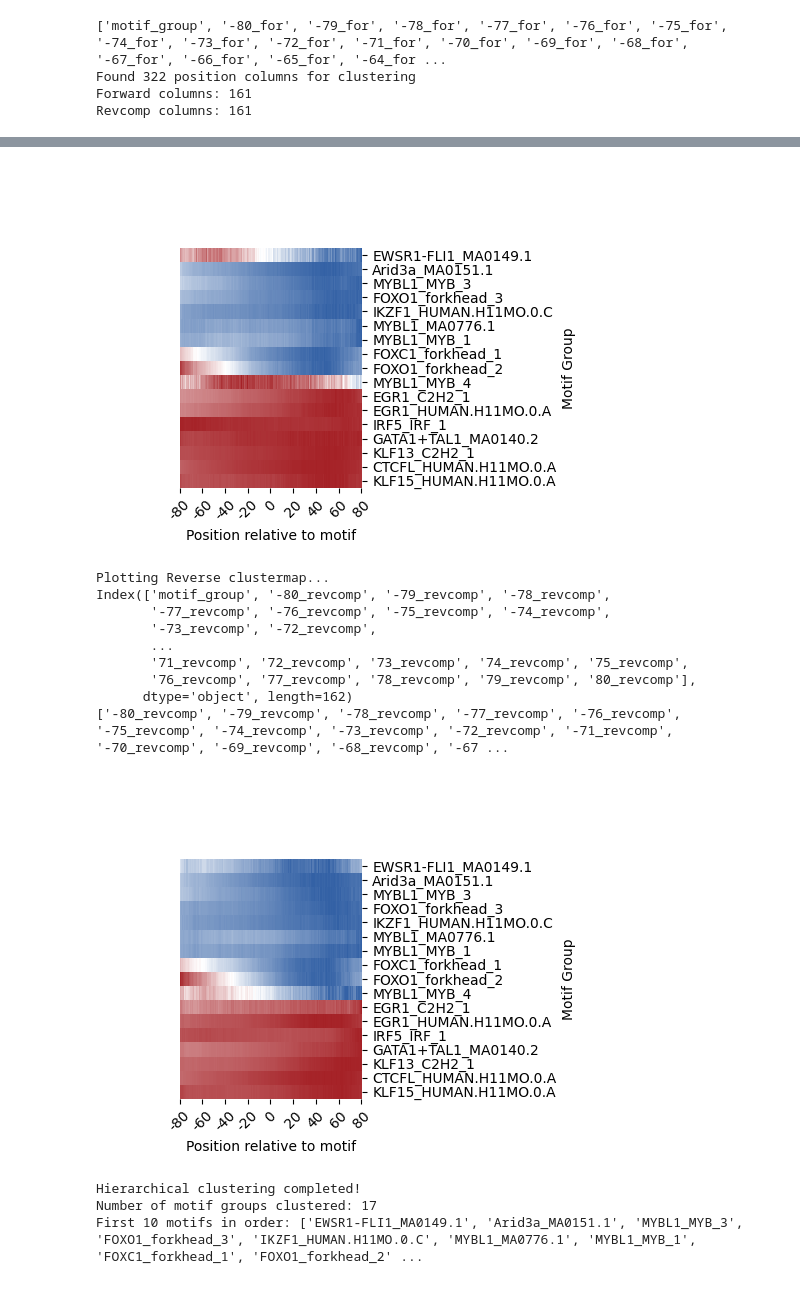
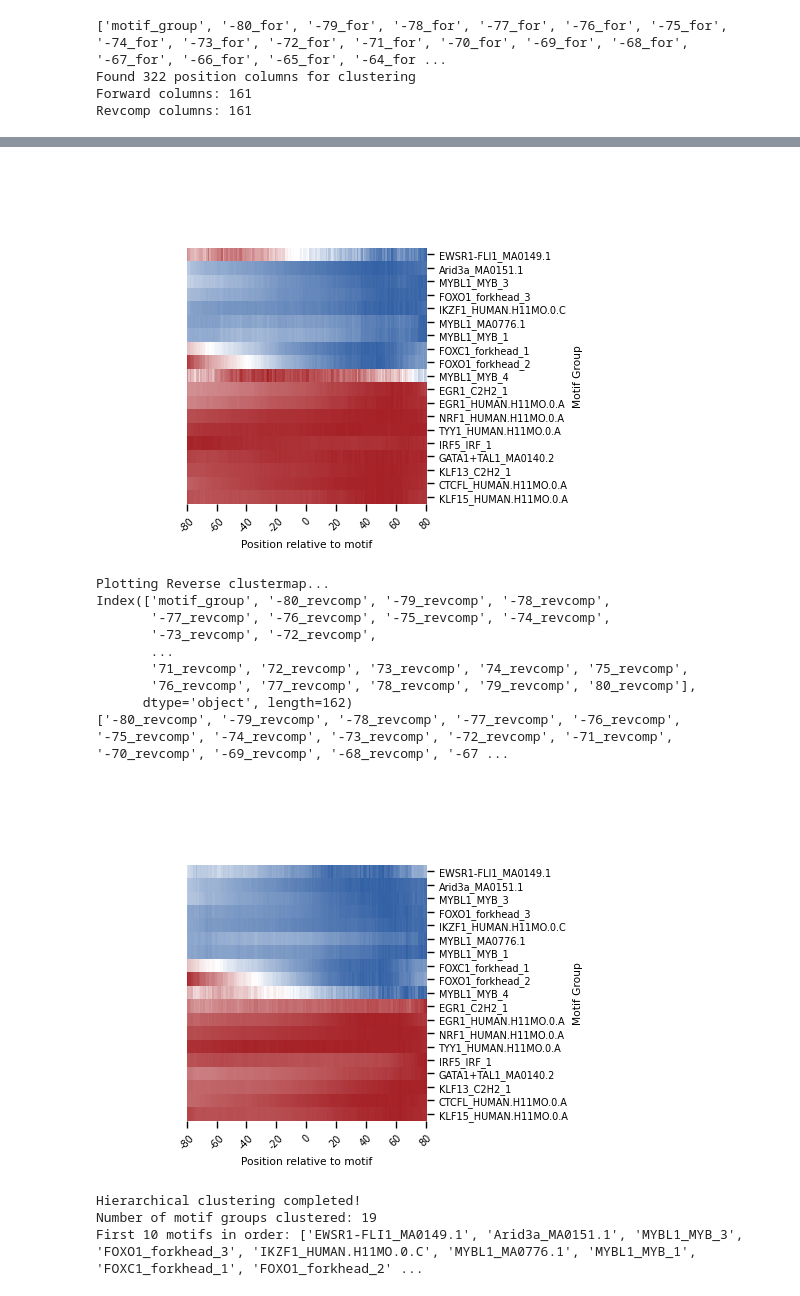
Before and after one commit to de-Boer-Lab/position-mpra, a Jupyter notebook: src/5-TF_position/human/plot/plot_gosai.ipynb, the cells around one changed output, grey strips where cells are left out. Saved outputs shown, nothing was run; the diff lists cells and outputs as text; code cells hidden in the pictures.

```diff
--- a/src/5-TF_position/human/plot/plot_gosai.ipynb
+++ b/src/5-TF_position/human/plot/plot_gosai.ipynb
@@ -5,8 +5,8 @@ import pandas as pd
 import matplotlib.cm as cm
 import matplotlib.colors as mcolors
 # %%
-pred_500 = pd.read_csv("/scratch/st-cdeboer-1/sambina/position_mpra/outputs/TFs_position/human/predicted_k562_regulator_knockout_gosai_Ns.csv")
-pred_500_rc = pd.read_csv("/scratch/st-cdeboer-1/sambina/position_mpra/outputs/TFs_position/human/predicted_k562_regulator_knockout_gosai_Ns_rc.csv")
+pred_500 = pd.read_csv("/scratch/st-cdeboer-1/sambina/position_mpra/outputs/5-TFs_position/human/predicted_k562_regulator_knockout_gosai_Ns.csv.gz", compression="gzip")
+pred_500_rc = pd.read_csv("/scratch/st-cdeboer-1/sambina/position_mpra/outputs/5-TFs_position/human/predicted_k562_regulator_knockout_gosai_Ns_rc.csv.gz", compression="gzip")
 # %% [markdown]
 ### Read the prediction dfs and calculate ref-alt for each offset and average for the same motifs
 # %%
@@ -257,6 +256,7 @@ cmap = LinearSegmentedColormap.from_list("custom_blue_white_red", colors, N=256)
 
 # Step 5: Plotting function
 def plot_hierarchical_clustermap(df, title, motif_order, orientation, save_path=None):
+    sns.set_context("paper", font_scale=0.8)
     # Get position columns for this orientation
     if orientation == "forward":
         suffix = "_for"
@@ -339,53 +339,42 @@ g1 = plot_hierarchical_clustermap(
     "Forward",
     motif_order,
     "forward",
-    "/scratch/st-cdeboer-1/sambina/position_mpra/outputs/TFs_position/human/knockout_clustermap_forward_hierarchical_Ns.png"
+    "/scratch/st-cdeboer-1/sambina/position_mpra/outputs/5-TFs_position/human/knockout_clustermap_forward_hierarchical_Ns.png"
 )
 
 print("Plotting Reverse clustermap...")
 g2 = plot_hierarchical_clustermap(
     avg_diff_rc,
     "Reverse",
     motif_order,
     "reverse",
-    "/scratch/st-cdeboer-1/sambina/position_mpra/outputs/TFs_position/human/knockout_clustermap_reverse_hierarchical_Ns.png"
+    "/scratch/st-cdeboer-1/sambina/position_mpra/outputs/5-TFs_position/human/knockout_clustermap_reverse_hierarchical_Ns.png"
 )
 
 # Optional: Print clustering information
 print(f"\nHierarchical clustering completed!")
 print(f"Number of motif groups clustered: {len(motif_order)}")
 print(f"First 10 motifs in order: {list(motif_order[:10])}")
-
-# Optional: Plot dendrogram
-plt.figure(figsize=(10, 6))
-from scipy.cluster.hierarchy import dendrogram
-dendrogram(row_linkage, labels=cluster_data.index, leaf_rotation=90, leaf_font_size=8)
-plt.title("Hierarchical Clustering Dendrogram")
-plt.xlabel("Motif Groups")
-plt.ylabel("Distance")
-plt.tight_layout()
-plt.savefig("/scratch/st-cdeboer-1/sambina/position_mpra/outputs/TFs_position/human/hierarchical_dendrogram_Ns.svg", format="svg")
-plt.show()
 # %% [output]
 Plotting Forward clustermap...
 Index(['motif_group', '-80_for', '-79_for', '-78_for', '-77_for', '-76_for',
        '-75_for', '-74_for', '-73_for', '-72_for',
        ...
        '71_for', '72_for', '73_for', '74_for', '75_for', '76_for', '77_for',
        '78_for', '79_for', '80_for'],
       dtype='object', length=162)
 ['-80_for', '-79_for', '-78_for', '-77_for', '-76_for', '-75_for', '-74_for', '-73_for', '-72_for', '-71_for', '-70_for', '-69_for', '-68_for', '-67_for', '-66_for', '-65_for', '-64_for', '-63_for', ' ...
-[figure, old version]
+[figure, new version]
 Plotting Reverse clustermap...
 Index(['motif_group', '-80_revcomp', '-79_revcomp', '-78_revcomp',
        '-77_revcomp', '-76_revcomp', '-75_revcomp', '-74_revcomp',
        '-73_revcomp', '-72_revcomp',
        ...
        '71_revcomp', '72_revcomp', '73_revcomp', '74_revcomp', '75_revcomp',
        '76_revcomp', '77_revcomp', '78_revcomp', '79_revcomp', '80_revcomp'],
       dtype='object', length=162)
 ['-80_revcomp', '-79_revcomp', '-78_revcomp', '-77_revcomp', '-76_revcomp', '-75_revcomp', '-74_revcomp', '-73_revcomp', '-72_revcomp', '-71_revcomp', '-70_revcomp', '-69_revcomp', '-68_revcomp', '-67 ...
-[figure, old version]
+[figure, new version]
 Hierarchical clustering completed!
-Number of motif groups clustered: 17
+Number of motif groups clustered: 19
 First 10 motifs in order: ['EWSR1-FLI1_MA0149.1', 'Arid3a_MA0151.1', 'MYBL1_MYB_3', 'FOXO1_forkhead_3', 'IKZF1_HUMAN.H11MO.0.C', 'MYBL1_MA0776.1', 'MYBL1_MYB_1', 'FOXC1_forkhead_1', 'FOXO1_forkhead_2' ...
```
Also changed, not shown: parts of 2 cells of this notebook, 52 other files.
